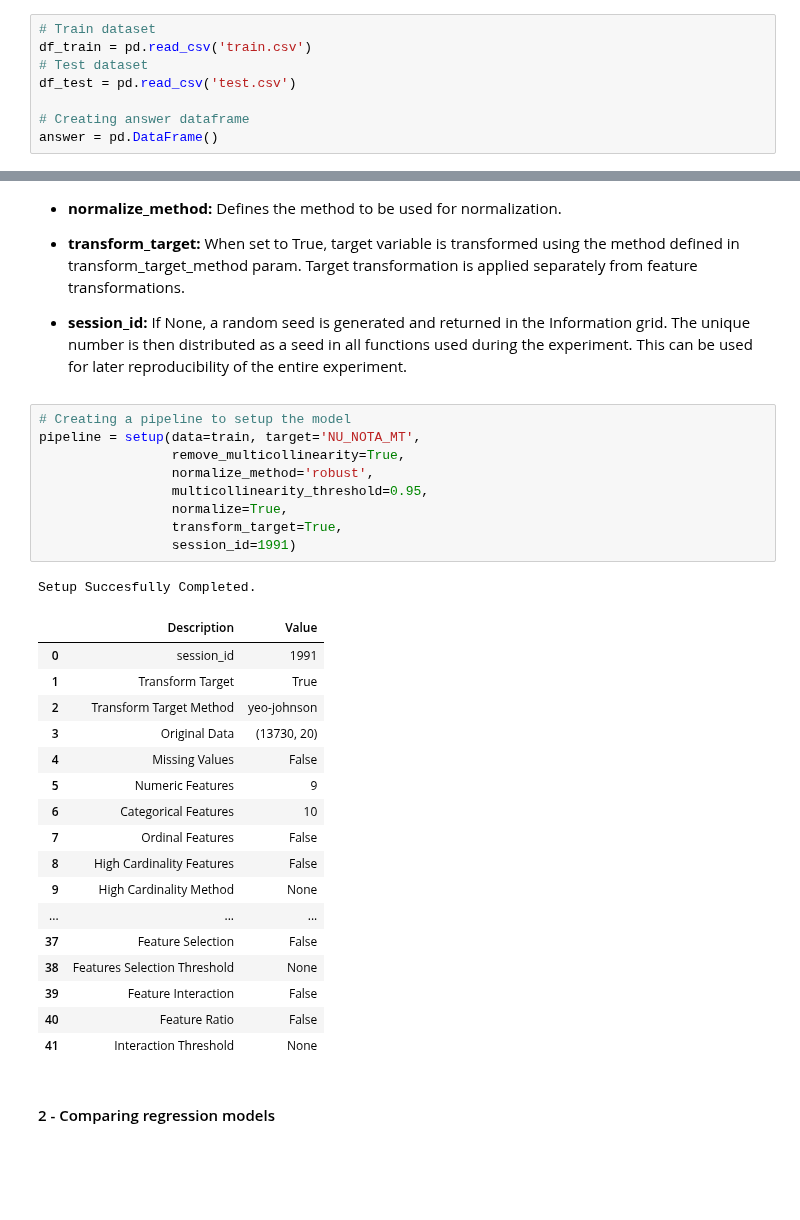
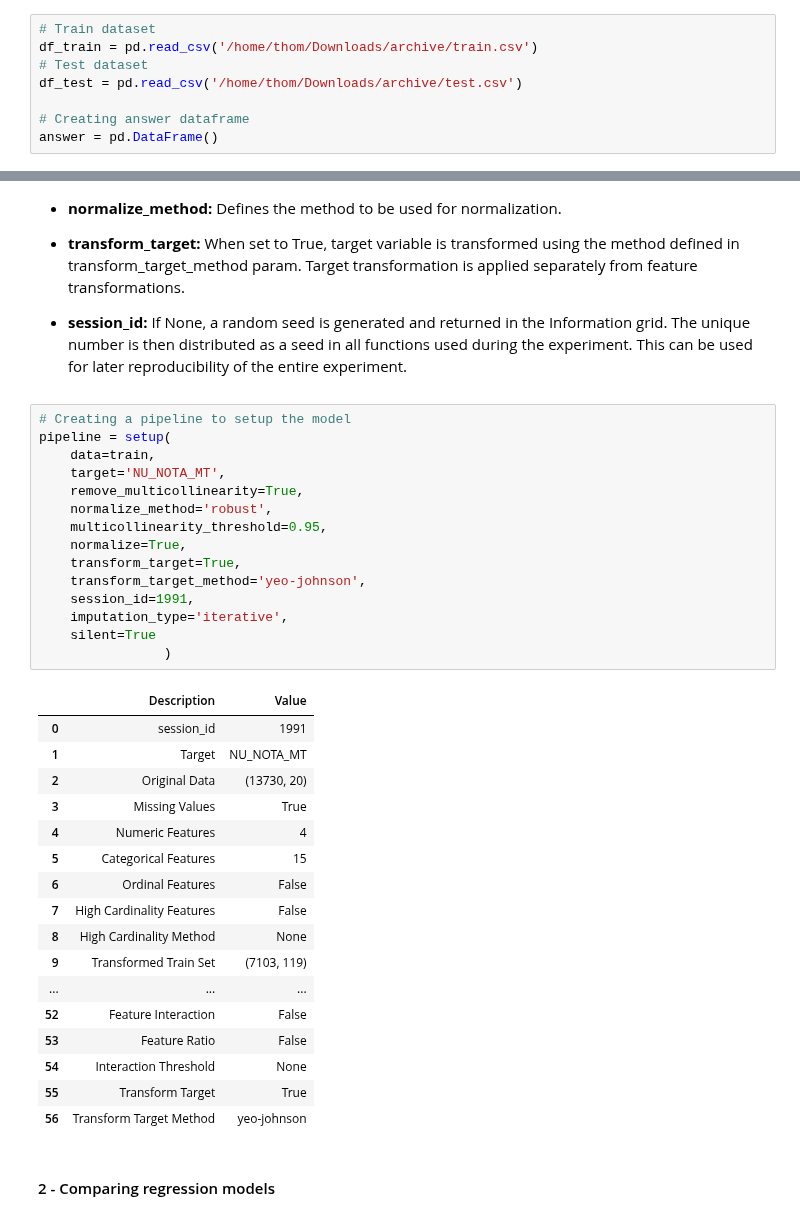
Before and after one commit to wilsonify/pycaret, a Jupyter notebook: examples/PyCaret2-Regression-Predicting_ENEM_Math_Grades.ipynb, the cells around one changed output, grey strips where cells are left out. Saved outputs shown, nothing was run; the diff lists cells and outputs as text; blank space fills up the shorter version.

```diff
--- a/examples/PyCaret2-Regression-Predicting_ENEM_Math_Grades.ipynb
+++ b/examples/PyCaret2-Regression-Predicting_ENEM_Math_Grades.ipynb
@@ -32,9 +32,9 @@ version()
 ### Loading datasets
 # %%
 # Train dataset
-df_train = pd.read_csv('train.csv')
+df_train = pd.read_csv('/home/thom/Downloads/archive/train.csv')
 # Test dataset
-df_test = pd.read_csv('test.csv')
+df_test = pd.read_csv('/home/thom/Downloads/archive/test.csv')
 
 # Creating answer dataframe
 answer = pd.DataFrame()
@@ -269,32 +240,37 @@ test.head()
 - **session_id:** If None, a random seed is generated and returned in the Information grid. The unique number is then distributed as a seed in all functions used during the experiment. This can be used for later reproducibility of the entire experiment.
 # %%
 # Creating a pipeline to setup the model
-pipeline = setup(data=train, target='NU_NOTA_MT',
-                 remove_multicollinearity=True,
-                 normalize_method='robust',
-                 multicollinearity_threshold=0.95,
-                 normalize=True,
-                 transform_target=True,
-                 session_id=1991)
+pipeline = setup(
+    data=train,
+    target='NU_NOTA_MT',
+    remove_multicollinearity=True,
+    normalize_method='robust',
+    multicollinearity_threshold=0.95,
+    normalize=True,
+    transform_target=True,
+    transform_target_method='yeo-johnson',
+    session_id=1991,
+    imputation_type='iterative',
+    silent=True
+                )
 # %% [output]
-Setup Succesfully Completed.
 |  | Description | Value |
 | 0 | session_id | 1991 |
-| 1 | Transform Target | True |
-| 2 | Transform Target Method | yeo-johnson |
-| 3 | Original Data | (13730, 20) |
-| 4 | Missing Values | False |
-| 5 | Numeric Features | 9 |
-| 6 | Categorical Features | 10 |
-| 7 | Ordinal Features | False |
-| 8 | High Cardinality Features | False |
-| 9 | High Cardinality Method | None |
+| 1 | Target | NU_NOTA_MT |
+| 2 | Original Data | (13730, 20) |
+| 3 | Missing Values | True |
+| 4 | Numeric Features | 4 |
+| 5 | Categorical Features | 15 |
+| 6 | Ordinal Features | False |
+| 7 | High Cardinality Features | False |
+| 8 | High Cardinality Method | None |
+| 9 | Transformed Train Set | (7103, 119) |
 | ... | ... | ... |
-| 37 | Feature Selection | False |
-| 38 | Features Selection Threshold | None |
-| 39 | Feature Interaction | False |
-| 40 | Feature Ratio | False |
-| 41 | Interaction Threshold | None |
+| 52 | Feature Interaction | False |
+| 53 | Feature Ratio | False |
+| 54 | Interaction Threshold | None |
+| 55 | Transform Target | True |
+| 56 | Transform Target Method | yeo-johnson |
 # %% [markdown]
 #### 2 - Comparing regression models
 # %% [markdown]
```
Also changed, not shown: parts of 21 cells of this notebook, 2 other files.
